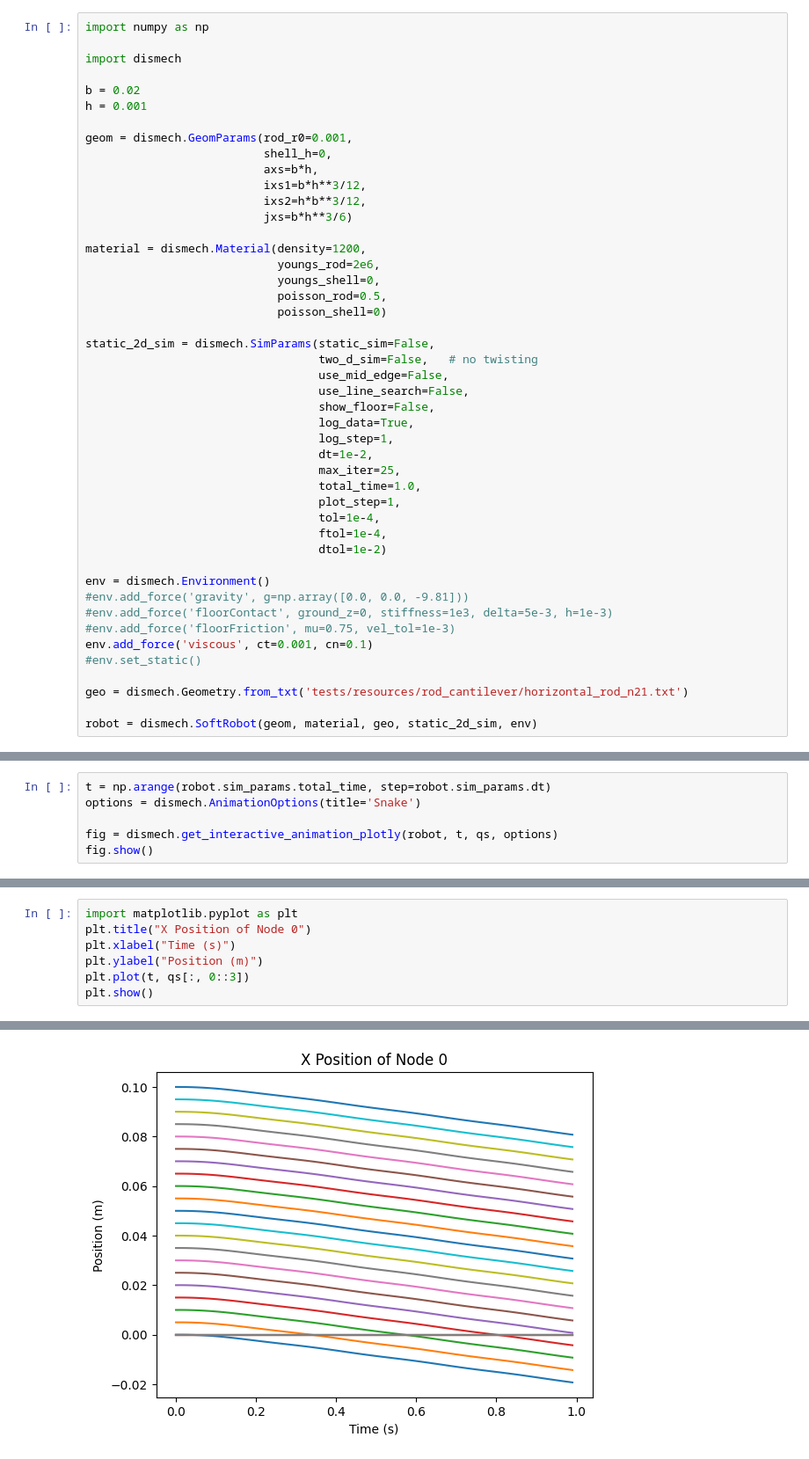
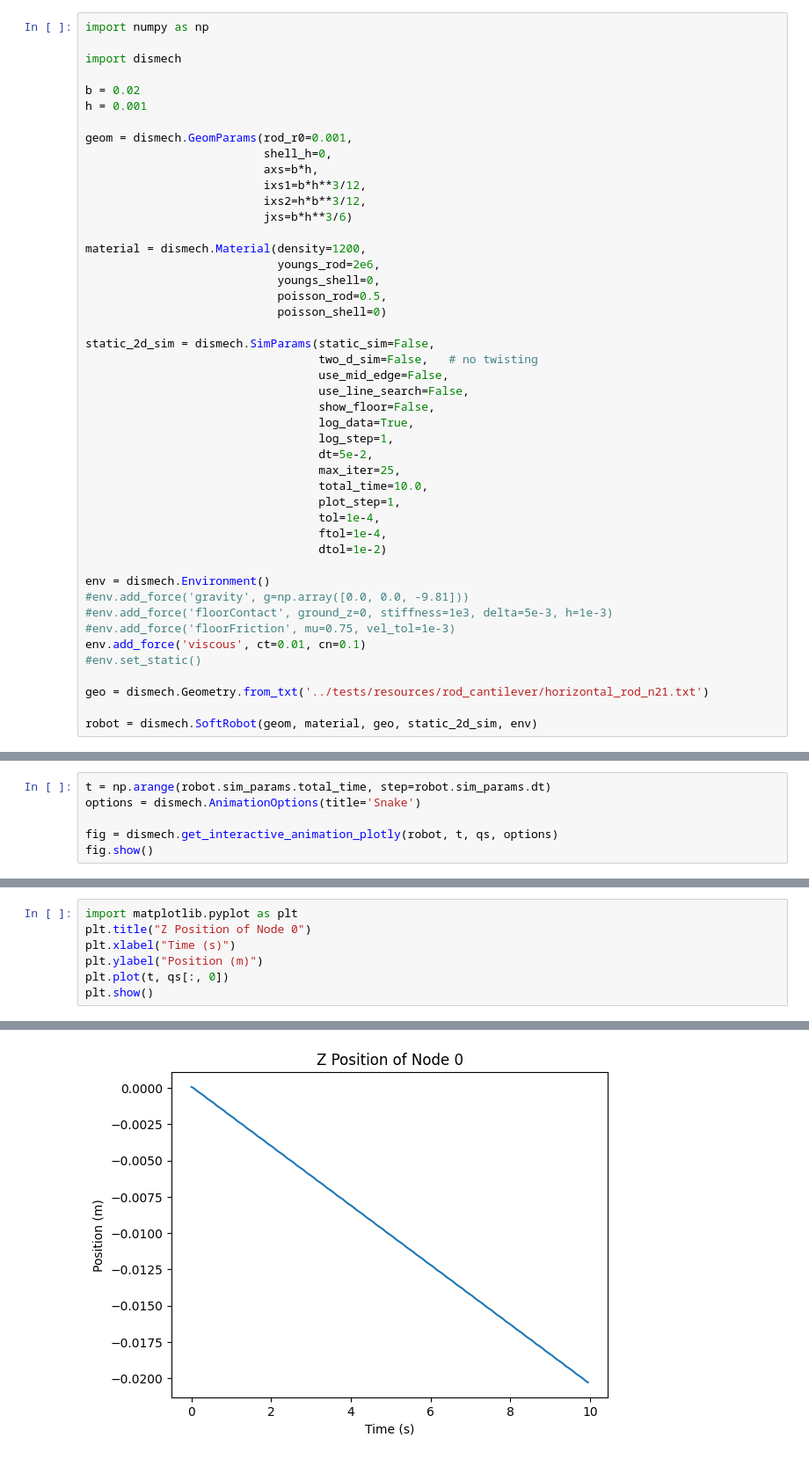
Before and after one commit to StructuresComp/dismech-python, a Jupyter notebook: experiments/snake.ipynb, the cells around one changed output, grey strips where cells are left out. Shown at 88% size. Saved outputs shown, nothing was run; the diff lists cells and outputs as text.

```diff
--- a/experiments/snake.ipynb
+++ b/experiments/snake.ipynb
@@ -26,9 +26,9 @@ static_2d_sim = dismech.SimParams(static_sim=False,
                                   show_floor=False,
                                   log_data=True,
                                   log_step=1,
-                                  dt=1e-2,
+                                  dt=5e-2,
                                   max_iter=25,
-                                  total_time=1.0,
+                                  total_time=10.0,
                                   plot_step=1,
                                   tol=1e-4,
                                   ftol=1e-4,
@@ -38,10 +38,10 @@ env = dismech.Environment()
 #env.add_force('gravity', g=np.array([0.0, 0.0, -9.81]))
 #env.add_force('floorContact', ground_z=0, stiffness=1e3, delta=5e-3, h=1e-3)
 #env.add_force('floorFriction', mu=0.75, vel_tol=1e-3)
-env.add_force('viscous', ct=0.001, cn=0.1)
+env.add_force('viscous', ct=0.01, cn=0.1)
 #env.set_static()
 
-geo = dismech.Geometry.from_txt('tests/resources/rod_cantilever/horizontal_rod_n21.txt')
+geo = dismech.Geometry.from_txt('../tests/resources/rod_cantilever/horizontal_rod_n21.txt')
 
 robot = dismech.SoftRobot(geom, material, geo, static_2d_sim, env)
 # %%
@@ -92,8 +86,8 @@ Attempting to set identical low and high zlims makes transformation singular; au
 # %%
 import matplotlib.pyplot as plt
-plt.title("X Position of Node 0")
+plt.title("Z Position of Node 0")
 plt.xlabel("Time (s)")
 plt.ylabel("Position (m)")
-plt.plot(t, qs[:, 0::3])
+plt.plot(t, qs[:, 0])
 plt.show()
 # %% [output]
@@ -101 +94 @@ plt.show()
-[figure, old version]
+[figure, new version]
```
Also changed, not shown: parts of 2 cells of this notebook, 2 other files.
